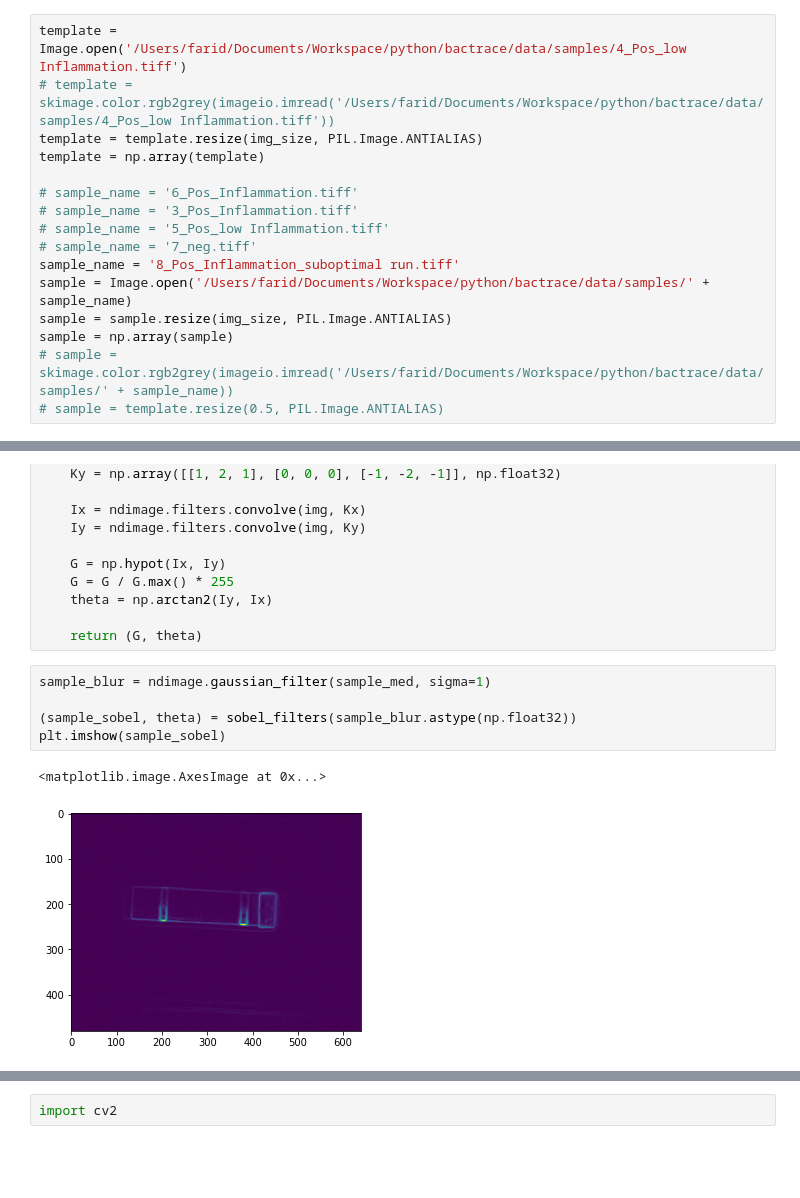
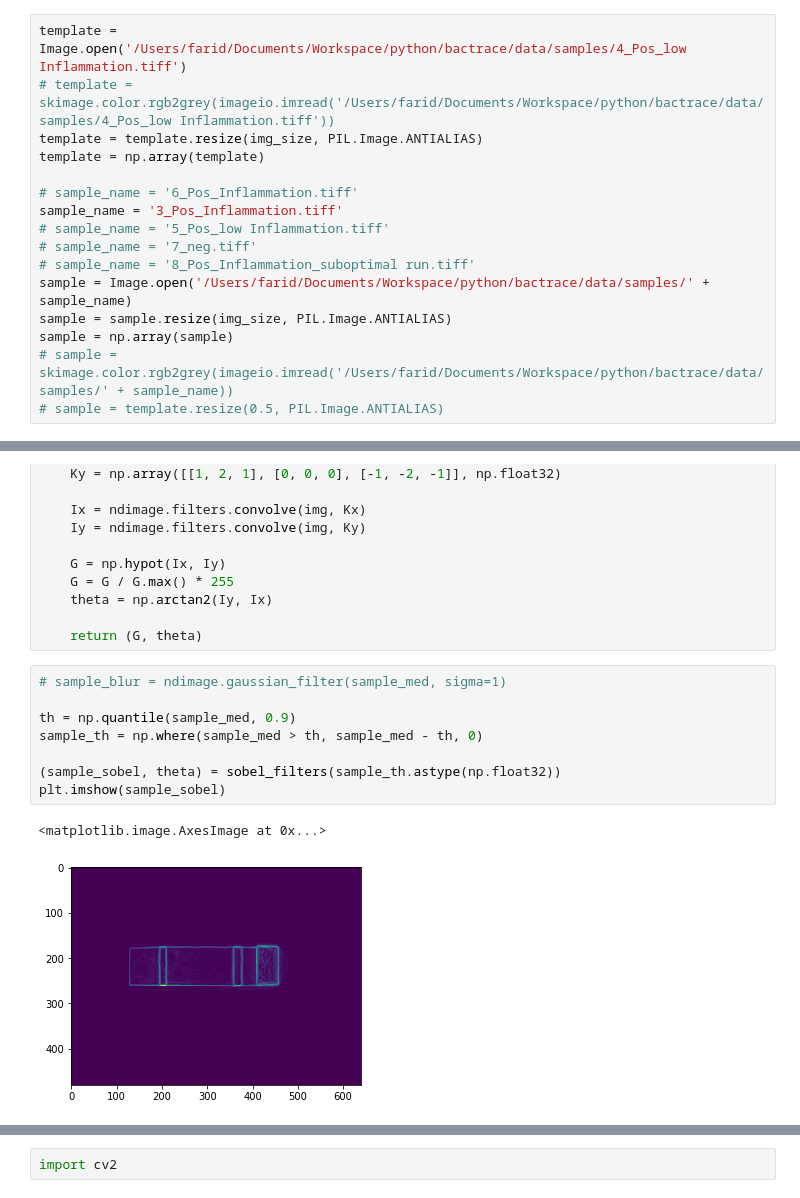
Before and after one commit to faraxnak/bactrace, a Jupyter notebook: bactrace.ipynb, the cells around one changed output, grey strips where cells are left out. Saved outputs shown, nothing was run; the diff lists cells and outputs as text; blank space fills up the shorter version.

```diff
--- a/bactrace.ipynb
+++ b/bactrace.ipynb
@@ -17,10 +17,10 @@ template = template.resize(img_size, PIL.Image.ANTIALIAS)
 template = np.array(template)
 
 # sample_name = '6_Pos_Inflammation.tiff'
-# sample_name = '3_Pos_Inflammation.tiff'
+sample_name = '3_Pos_Inflammation.tiff'
 # sample_name = '5_Pos_low Inflammation.tiff'
 # sample_name = '7_neg.tiff'
-sample_name = '8_Pos_Inflammation_suboptimal run.tiff'
+# sample_name = '8_Pos_Inflammation_suboptimal run.tiff'
 sample = Image.open('/Users/farid/Documents/Workspace/python/bactrace/data/samples/' + sample_name)
 sample = sample.resize(img_size, PIL.Image.ANTIALIAS)
 sample = np.array(sample)
@@ -60,13 +60,16 @@ def sobel_filters(img):
 
     return (G, theta)
 # %%
-sample_blur = ndimage.gaussian_filter(sample_med, sigma=1)
+# sample_blur = ndimage.gaussian_filter(sample_med, sigma=1)
 
-(sample_sobel, theta) = sobel_filters(sample_blur.astype(np.float32))
+th = np.quantile(sample_med, 0.9)
+sample_th = np.where(sample_med > th, sample_med - th, 0)
+
+(sample_sobel, theta) = sobel_filters(sample_th.astype(np.float32))
 plt.imshow(sample_sobel)
 # %% [output]
 <matplotlib.image.AxesImage at 0x...>
-[figure, old version]
+[figure, new version]
 # %%
 template_med = ndimage.median_filter(template, size=5)
 template_blur = ndimage.gaussian_filter(template_med, sigma=1)
```
Also changed, not shown: parts of 35 cells of this notebook, 2 other files.
